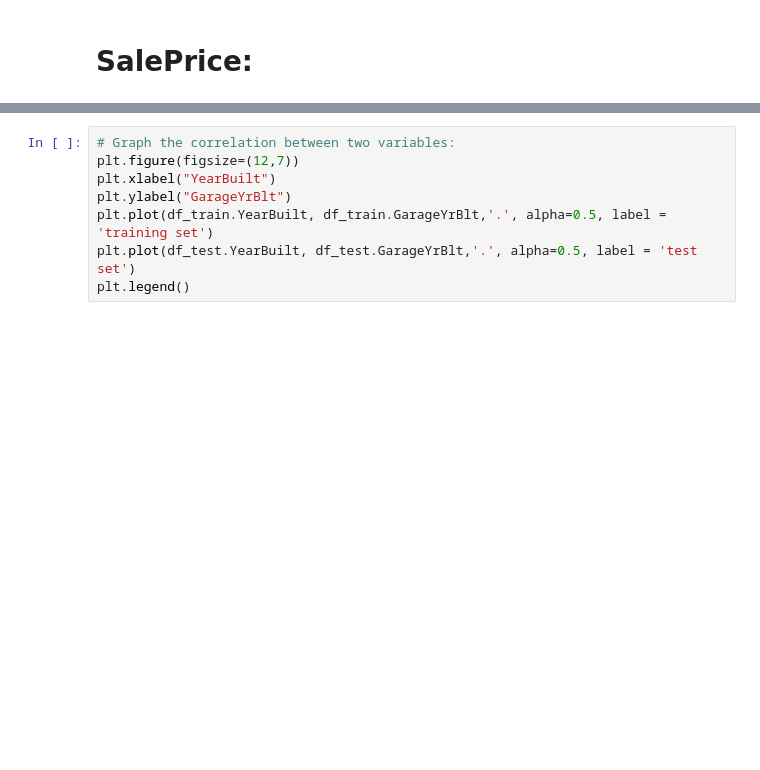
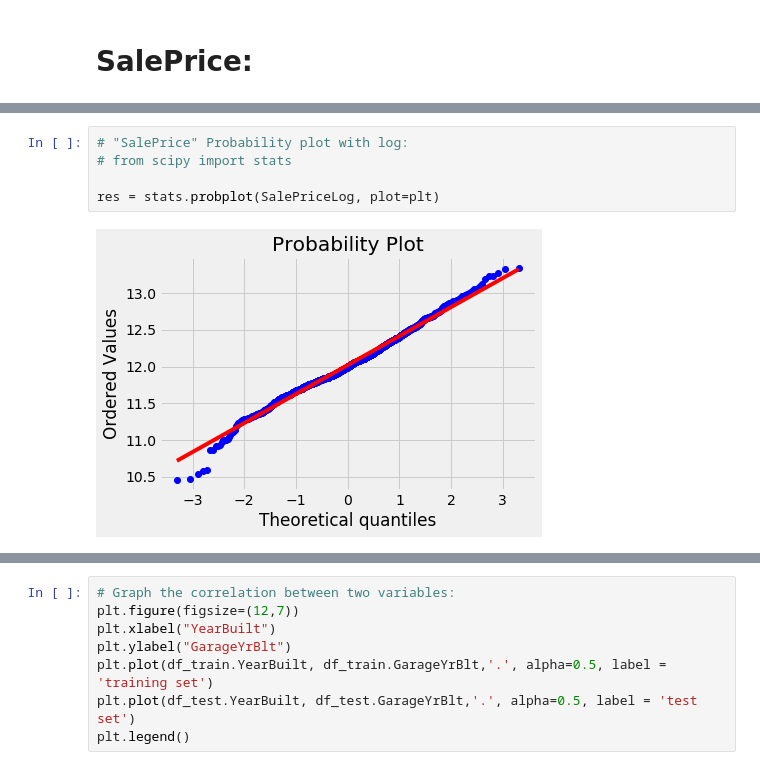
Before and after one commit to rafaelcesar7/Machine-Learning-Projects, a Jupyter notebook: Kaggle - House Prices.ipynb, the cells around one changed output, grey strips where cells are left out. Drawn from its saved outputs; the diff is of its cells as text; blank space fills up the shorter version.

```diff
--- a/Kaggle - House Prices.ipynb
+++ b/Kaggle - House Prices.ipynb
@@ -1620,0 +1537,7 @@ non_numeric_values = ['Street', 'Alley', 'LotShape', 'LandContour', 'Utilities',
+# %%
+# "SalePrice" Probability plot with log:
+# from scipy import stats
+
+res = stats.probplot(SalePriceLog, plot=plt)
+# %% [output]
+[figure, added]
```
Also changed, not shown: parts of 138 cells of this notebook.
